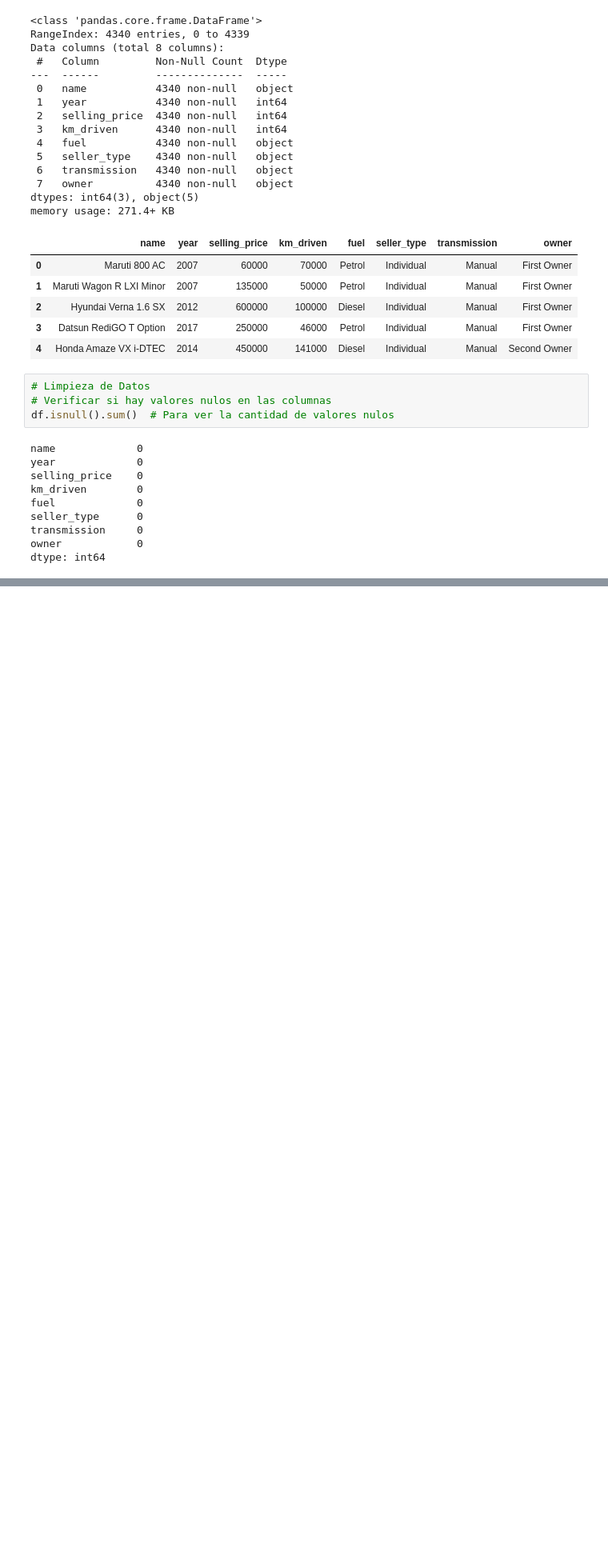
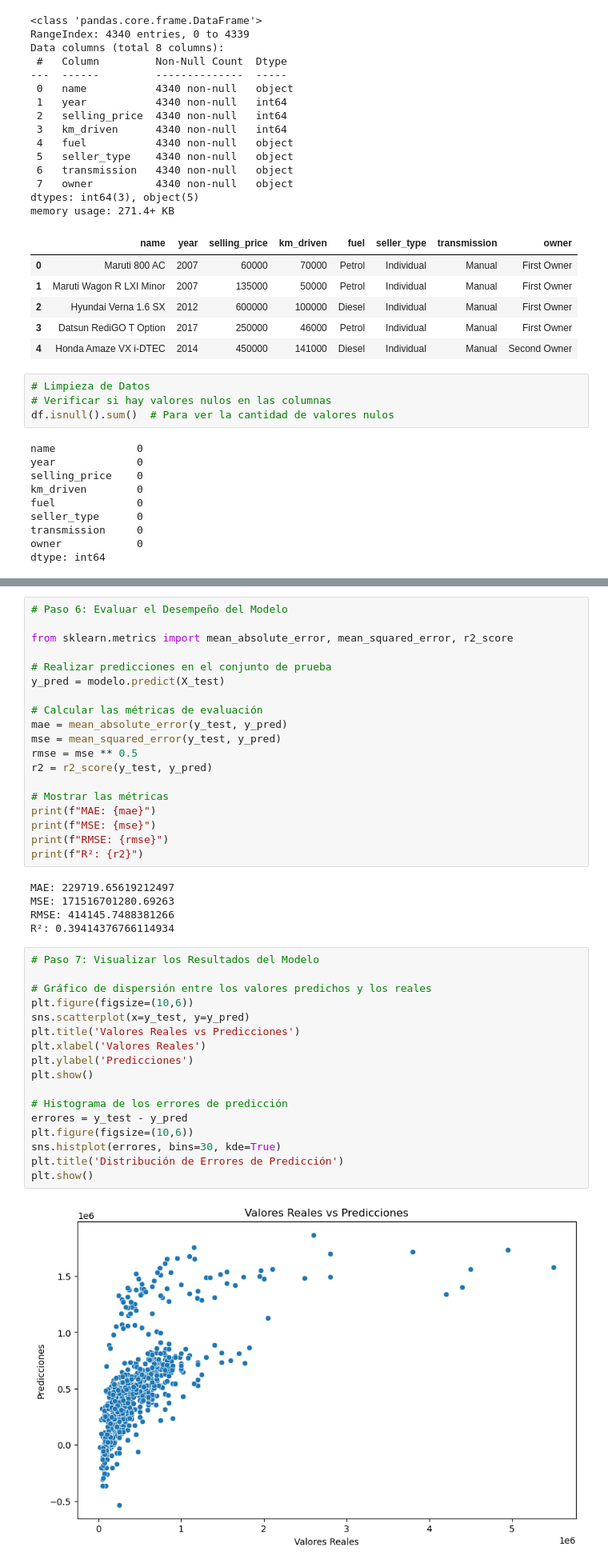
Before and after one commit to yanethcast/Regresion-Lineal-Card-details, a Jupyter notebook: Regresion Lineal_1.ipynb, the cells around one changed output, grey strips where cells are left out. Shown at 80% size. Saved outputs shown, nothing was run; the diff lists cells and outputs as text; blank space fills up the shorter version.

```diff
--- a/Regresion Lineal_1.ipynb
+++ b/Regresion Lineal_1.ipynb
@@ -223,0 +302,43 @@ Error Absoluto Medio (MAE): 3.0855868338103214
+# %%
+# Paso 6: Evaluar el Desempeño del Modelo
+
+from sklearn.metrics import mean_absolute_error, mean_squared_error, r2_score
+
+# Realizar predicciones en el conjunto de prueba
+y_pred = modelo.predict(X_test)
+
+# Calcular las métricas de evaluación
+mae = mean_absolute_error(y_test, y_pred)
+mse = mean_squared_error(y_test, y_pred)
+rmse = mse ** 0.5
+r2 = r2_score(y_test, y_pred)
+
+# Mostrar las métricas
+print(f"MAE: {mae}")
+print(f"MSE: {mse}")
+print(f"RMSE: {rmse}")
+print(f"R²: {r2}")
+# %% [output]
+MAE: 229719.65619212497
+MSE: 171516701280.69263
+RMSE: 414145.7488381266
+R²: 0.39414376766114934
+# %%
+# Paso 7: Visualizar los Resultados del Modelo
+
+# Gráfico de dispersión entre los valores predichos y los reales
+plt.figure(figsize=(10,6))
+sns.scatterplot(x=y_test, y=y_pred)
+plt.title('Valores Reales vs Predicciones')
+plt.xlabel('Valores Reales')
+plt.ylabel('Predicciones')
+plt.show()
+
+# Histograma de los errores de predicción
+errores = y_test - y_pred
+plt.figure(figsize=(10,6))
+sns.histplot(errores, bins=30, kde=True)
+plt.title('Distribución de Errores de Predicción')
+plt.show()
+# %% [output]
+[figure, added]
```
Also changed, not shown: parts of 22 cells of this notebook.
